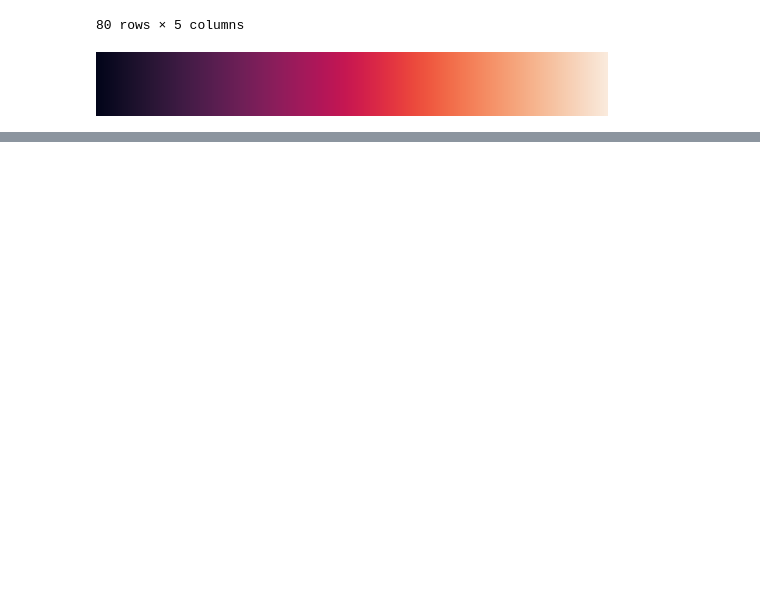
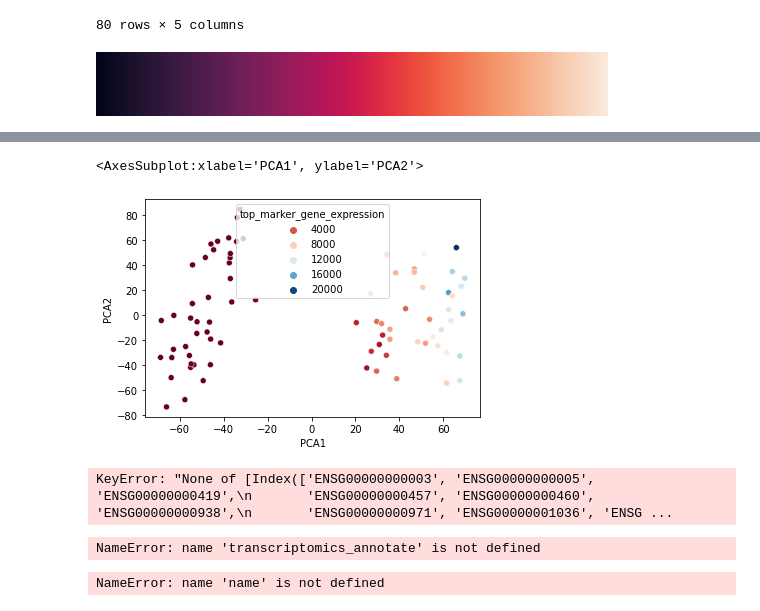
Before and after one commit to CamilleChallier/Transcriptomics_project, a Jupyter notebook: wesley.ipynb, the cells around one changed output, grey strips where cells are left out. Cells and saved outputs as stored; diff of their text form; code cells hidden in the pictures; blank space fills up the shorter version.

```diff
--- a/wesley.ipynb
+++ b/wesley.ipynb
@@ -487,0 +541,5 @@ sns.scatterplot(data=pca_output_log_df, x='PCA1', y='PCA2', hue="top_marker_gene
+# %%
+sns.scatterplot(data=pca_output_log_df, x='PCA1', y='PCA2', hue="top_marker_gene_expression", palette='RdBu')
+# %% [output]
+<AxesSubplot:xlabel='PCA1', ylabel='PCA2'>
+[figure, added]
@@ -487,0 +567,14 @@ sns.scatterplot(data=pca_output_log_df, x='PCA1', y='PCA2', hue="top_marker_gene
+# %%
+gene_annotation3 = gene_annotation.loc[transcriptomics.index,:]
+transcriptomics_annotate= pd.concat([transcriptomics, gene_annotation3.Name], axis=1)
+transcriptomics_annotate
+# %% [output]
+KeyError: "None of [Index(['ENSG00000000003', 'ENSG00000000005', 'ENSG00000000419',\n       'ENSG00000000457', 'ENSG00000000460', 'ENSG00000000938',\n       'ENSG00000000971', 'ENSG00000001036', 'ENSG ...
+# %%
+name = transcriptomics_annotate.loc["ENSG00000170323"].Name
+# %% [output]
+NameError: name 'transcriptomics_annotate' is not defined
+# %%
+top_marker_gene_plot(pca_output_log_df,"top_marker_gene_expression", "ENSG00000170323", name)
+# %% [output]
+NameError: name 'name' is not defined
```
Also changed, not shown: parts of 10 cells of this notebook, 1 other file.
